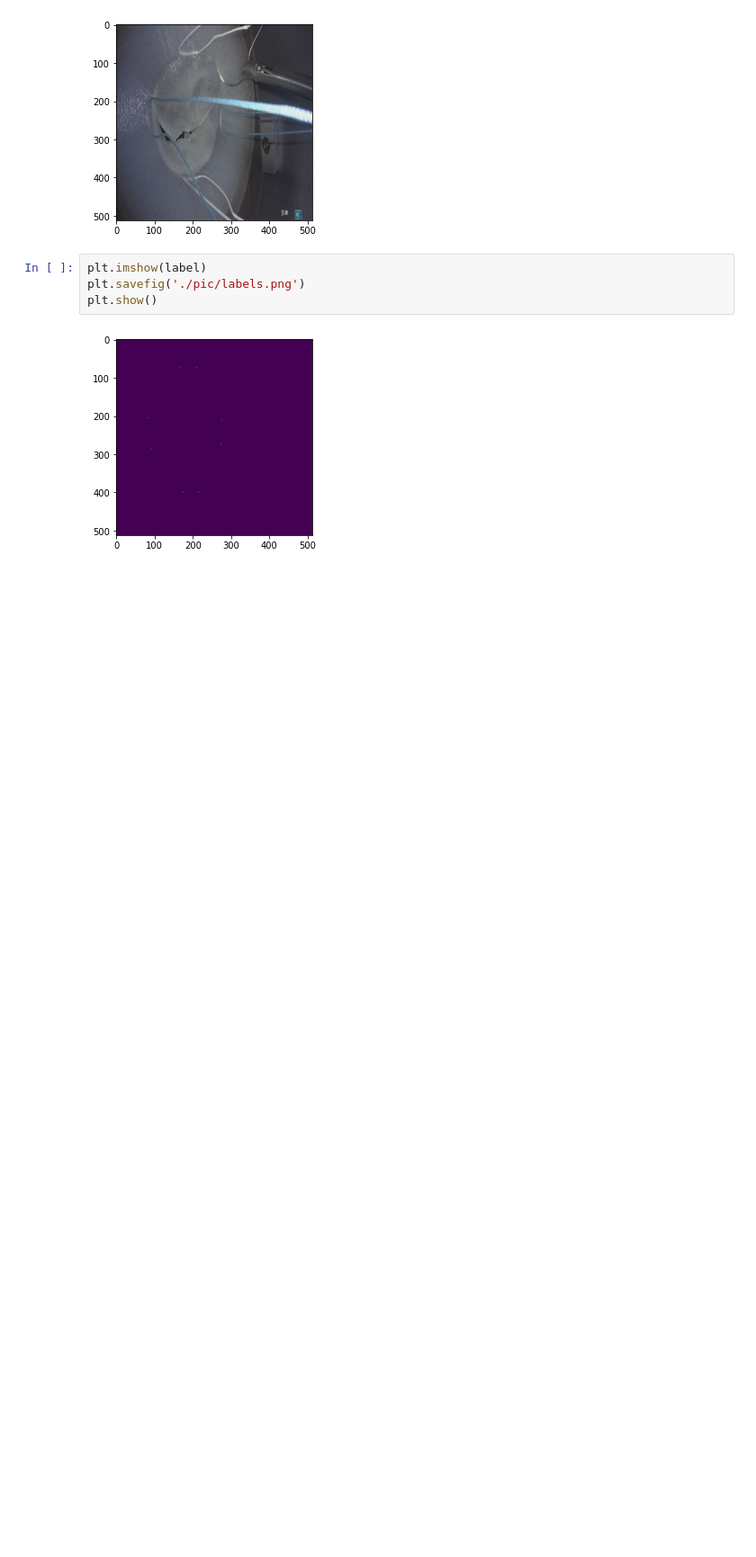
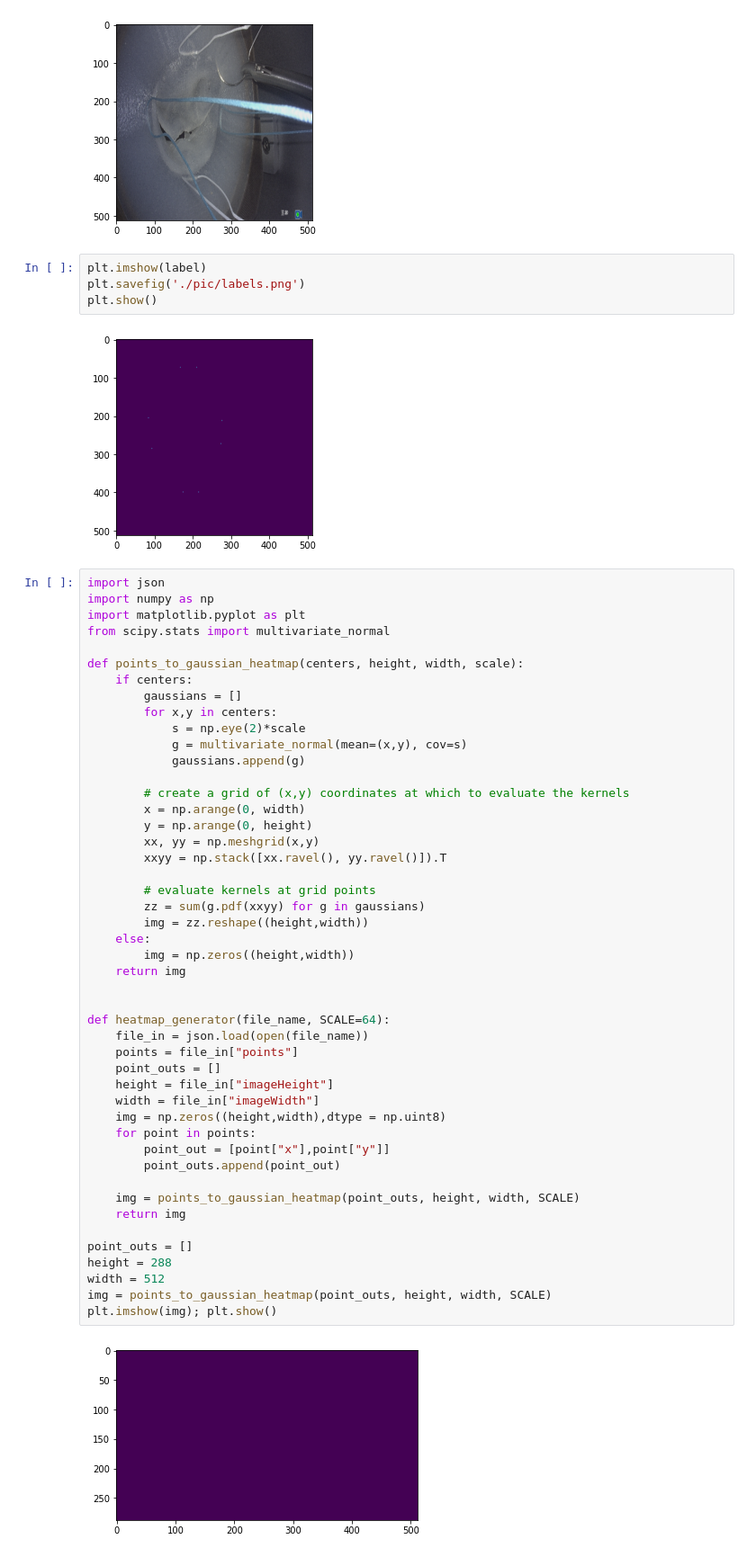
Before and after one commit to nekomiao123/medical, a Jupyter notebook: Baseline.ipynb, the cells around one changed output. Shown at 90% size. Drawn from its saved outputs; the diff is of its cells as text; blank space fills up the shorter version.

```diff
--- a/Baseline.ipynb
+++ b/Baseline.ipynb
@@ -225,3 +225,52 @@ plt.savefig('./pic/labels.png')
 plt.show()
 # %% [output]
 [figure]
+# %%
+import json
+import numpy as np
+import matplotlib.pyplot as plt
+from scipy.stats import multivariate_normal
+
+def points_to_gaussian_heatmap(centers, height, width, scale):
+    if centers:
+        gaussians = []
+        for x,y in centers:
+            s = np.eye(2)*scale
+            g = multivariate_normal(mean=(x,y), cov=s)
+            gaussians.append(g)
+
+        # create a grid of (x,y) coordinates at which to evaluate the kernels
+        x = np.arange(0, width)
+        y = np.arange(0, height)
+        xx, yy = np.meshgrid(x,y)
+        xxyy = np.stack([xx.ravel(), yy.ravel()]).T
+
+        # evaluate kernels at grid points
+        zz = sum(g.pdf(xxyy) for g in gaussians)
+        img = zz.reshape((height,width))
+    else:
+        img = np.zeros((height,width))
+    return img
+
+
+def heatmap_generator(file_name, SCALE=64):
+    file_in = json.load(open(file_name))
+    points = file_in["points"]
+    point_outs = []
+    height = file_in["imageHeight"]
+    width = file_in["imageWidth"]
+    img = np.zeros((height,width),dtype = np.uint8)
+    for point in points:
+        point_out = [point["x"],point["y"]]
+        point_outs.append(point_out)
+
+    img = points_to_gaussian_heatmap(point_outs, height, width, SCALE)
+    return img
+
+point_outs = []
+height = 288
+width = 512
+img = points_to_gaussian_heatmap(point_outs, height, width, SCALE)
+plt.imshow(img); plt.show()
+# %% [output]
+[figure, added]
```
Also changed, not shown: parts of 1 cell of this notebook, 18 other files.
